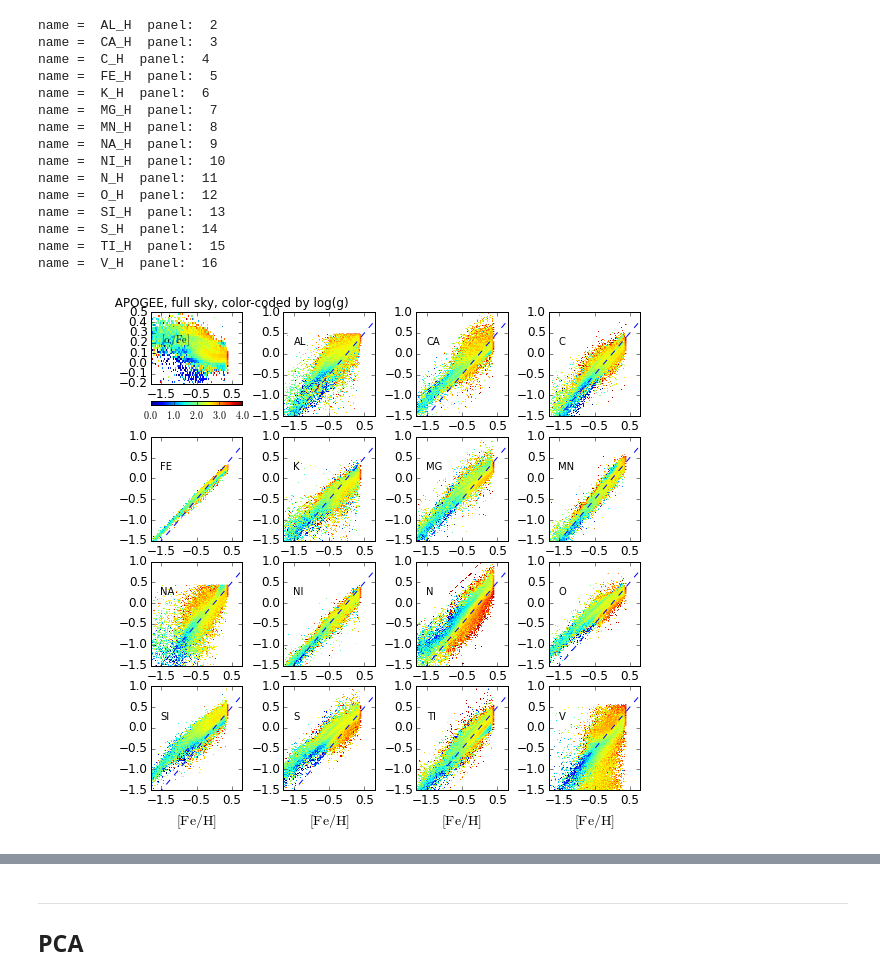
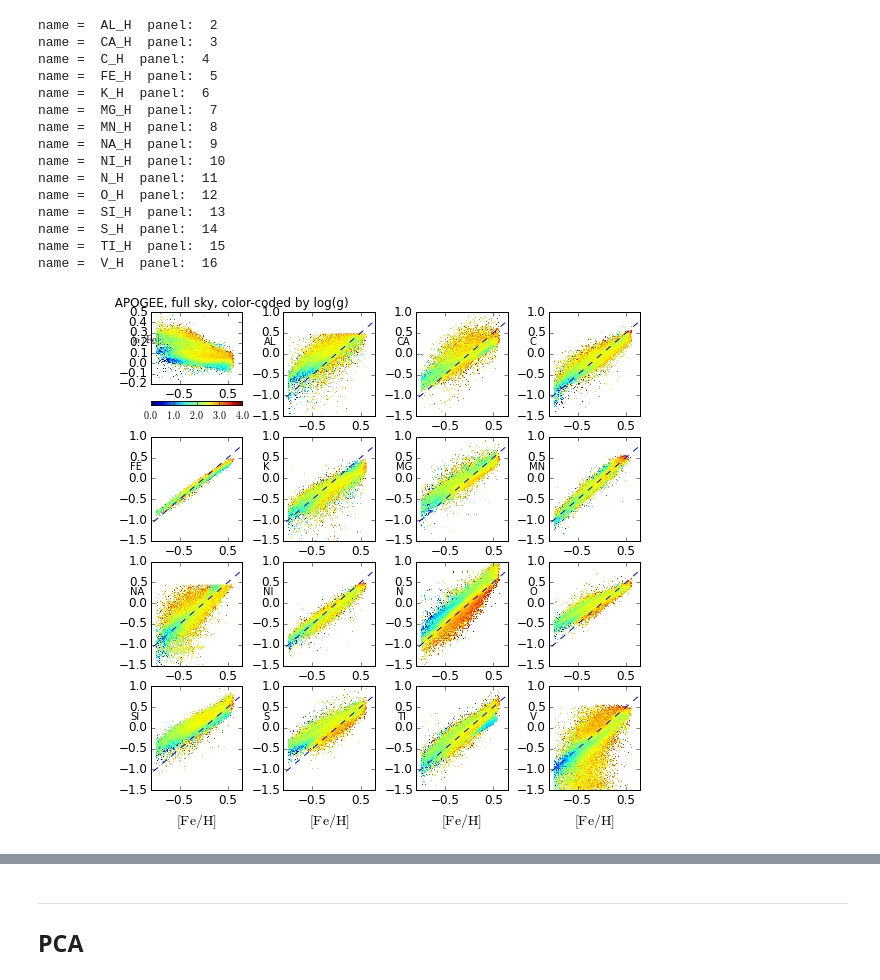
Before and after one commit to 2015ASTR511/EXD, a Jupyter notebook: apogee_pca.ipynb, the cells around one changed output, grey strips where cells are left out. Cells and saved outputs as stored; diff of their text form; code cells hidden in the pictures.

```diff
--- a/apogee_pca.ipynb
+++ b/apogee_pca.ipynb
@@ -201,7 +249,7 @@ fig.subplots_adjust(wspace=0.45, left=0.1, right=0.95, bottom=0.12, top=0.95)
 
 # [alpha/Fe] vs. [Fe/H], color-coded by logg
 axes = plt.subplot(441, xticks=[-1.5, -0.5, 0.5])
-plotPanel(axes, FeH, alphaFe, logg, CCtype="logg", xMin=-1.8, xMax=0.8, yMin=-0.2, yMax=0.5,
+plotPanel(axes, FeH, alphaFe, logg, CCtype="logg", xMin=-1.1, xMax=0.8, yMin=-0.2, yMax=0.5,
           yLabel=r'$\mathrm{[\alpha/Fe]}}$', title=title)
 
 plotNo = 1
@@ -210,33 +258,33 @@ for elem in elemList:
     name = elem + '_H'
     plotNo += 1
     print 'name = ', name, ' panel: ', plotNo
     axes = plt.subplot(4, 4, plotNo, xticks=[-1.5, -0.5, 0.5])
     condX = (dataOK[name] > -1.5) & (dataOK[name] < 1.0)
     xVec = FeH[condX]
     yVec = dataOK[name][condX]
     zVec = logg[condX]
     xLabel = ""
     if (plotNo > 12): xLabel='$\mathrm{[Fe/H]}}$'
-    plotPanel(axes, xVec, yVec, zVec, CCtype="loggSmall", xMin=-1.8, xMax=0.8, yMin=-1.5, yMax=1.0,
+    plotPanel(axes, xVec, yVec, zVec, CCtype="loggSmall", xMin=-1.1, xMax=0.8, yMin=-1.5, yMax=1.0,
           xLabel=xLabel, yLabel=elem)
     axes.plot([-1.8, 1.0], [-1.8, 1.0], 'b--', linewidth=1)
 
-plt.savefig('./apogee2.png')
+#plt.savefig('./apogee2.png')
 plt.show()
 # %% [output]
 name =  AL_H  panel:  2
 name =  CA_H  panel:  3
 name =  C_H  panel:  4
 name =  FE_H  panel:  5
 name =  K_H  panel:  6
 name =  MG_H  panel:  7
 name =  MN_H  panel:  8
 name =  NA_H  panel:  9
 name =  NI_H  panel:  10
 name =  N_H  panel:  11
 name =  O_H  panel:  12
 name =  SI_H  panel:  13
 name =  S_H  panel:  14
 name =  TI_H  panel:  15
 name =  V_H  panel:  16
-[figure, old version]
+[figure, new version]
```
Also changed, not shown: parts of 18 cells of this notebook.
